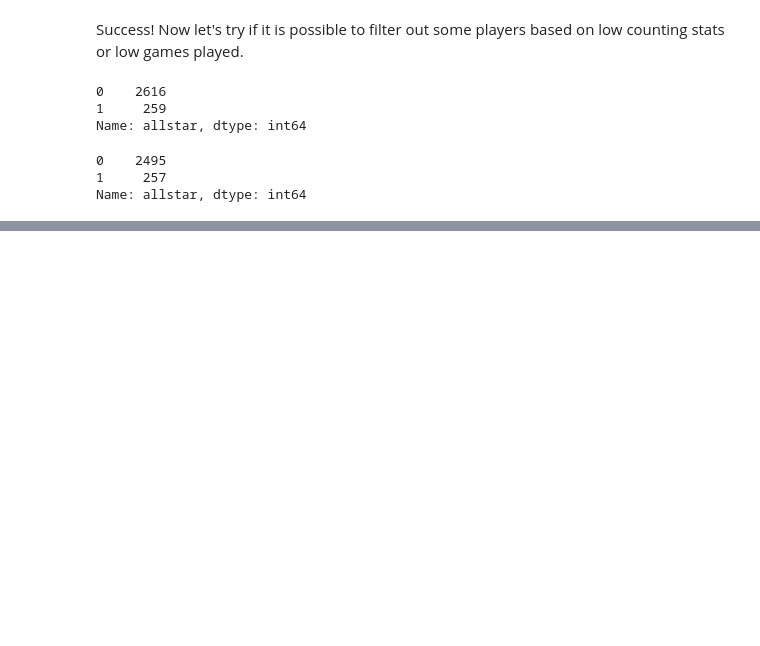
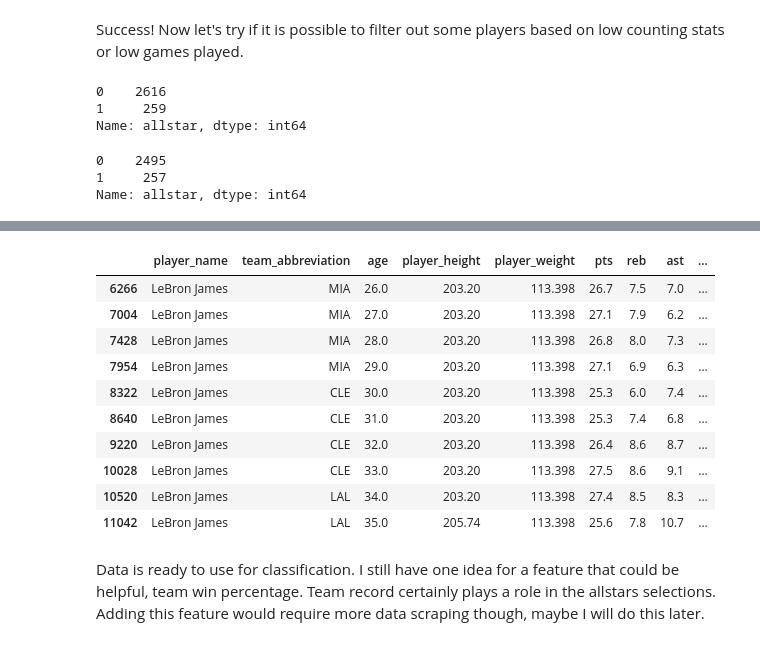
Before and after one commit to govertv/AllstarClassifier, a Jupyter notebook: DataProcessing.ipynb, the cells around one changed output, grey strips where cells are left out. Drawn from its saved outputs; the diff is of its cells as text; code cells hidden in the pictures; blank space fills up the shorter version.

Commit message:
finished 1st version of data processing

```diff
--- a/DataProcessing.ipynb
+++ b/DataProcessing.ipynb
@@ -165,0 +290,16 @@ Looks like filtering on games played is not very useful, it doesn't filter out t
+# %%
+players.drop(columns=['gp'], inplace=True)
+# %%
+display(players[players['player_name'] == "LeBron James"])
+# %% [output]
+|  | player_name | team_abbreviation | age | player_height | player_weight | pts | reb | ast | ... |
+| 6266 | LeBron James | MIA | 26.0 | 203.20 | 113.398 | 26.7 | 7.5 | 7.0 | ... |
+| 7004 | LeBron James | MIA | 27.0 | 203.20 | 113.398 | 27.1 | 7.9 | 6.2 | ... |
+| 7428 | LeBron James | MIA | 28.0 | 203.20 | 113.398 | 26.8 | 8.0 | 7.3 | ... |
+| 7954 | LeBron James | MIA | 29.0 | 203.20 | 113.398 | 27.1 | 6.9 | 6.3 | ... |
+| 8322 | LeBron James | CLE | 30.0 | 203.20 | 113.398 | 25.3 | 6.0 | 7.4 | ... |
+| 8640 | LeBron James | CLE | 31.0 | 203.20 | 113.398 | 25.3 | 7.4 | 6.8 | ... |
+| 9220 | LeBron James | CLE | 32.0 | 203.20 | 113.398 | 26.4 | 8.6 | 8.7 | ... |
+| 10028 | LeBron James | CLE | 33.0 | 203.20 | 113.398 | 27.5 | 8.6 | 9.1 | ... |
+| 10520 | LeBron James | LAL | 34.0 | 203.20 | 113.398 | 27.4 | 8.5 | 8.3 | ... |
+| 11042 | LeBron James | LAL | 35.0 | 205.74 | 113.398 | 25.6 | 7.8 | 10.7 | ... |
@@ -165,0 +308,2 @@ Looks like filtering on games played is not very useful, it doesn't filter out t
+# %% [markdown]
+Data is ready to use for classification. I still have one idea for a feature that could be helpful, team win percentage. Team record certainly plays a role in the allstars selections. Adding this feature would require more data scraping though, maybe I will do this later.
```
Also changed, not shown: parts of 14 cells of this notebook, 1 other file.
